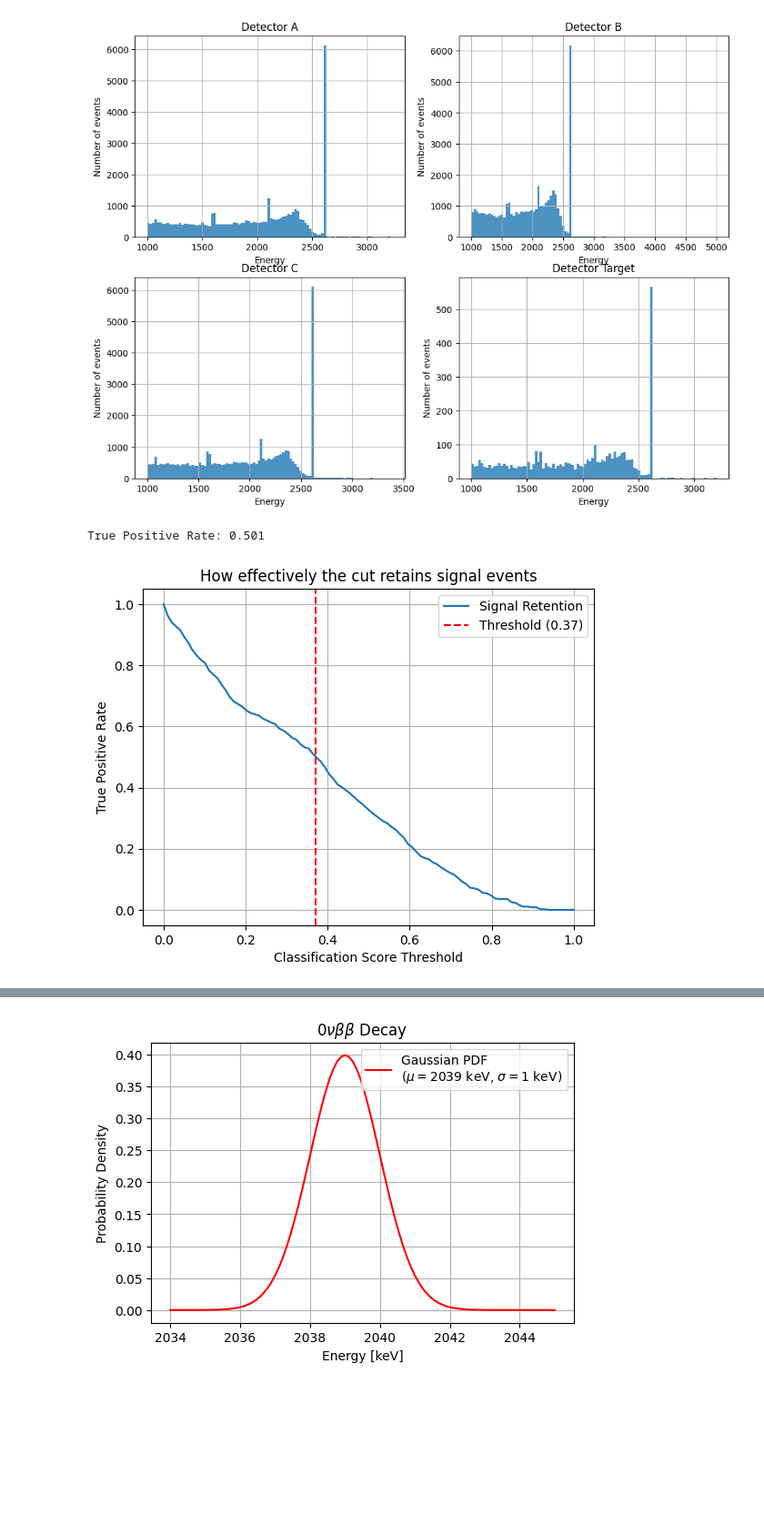
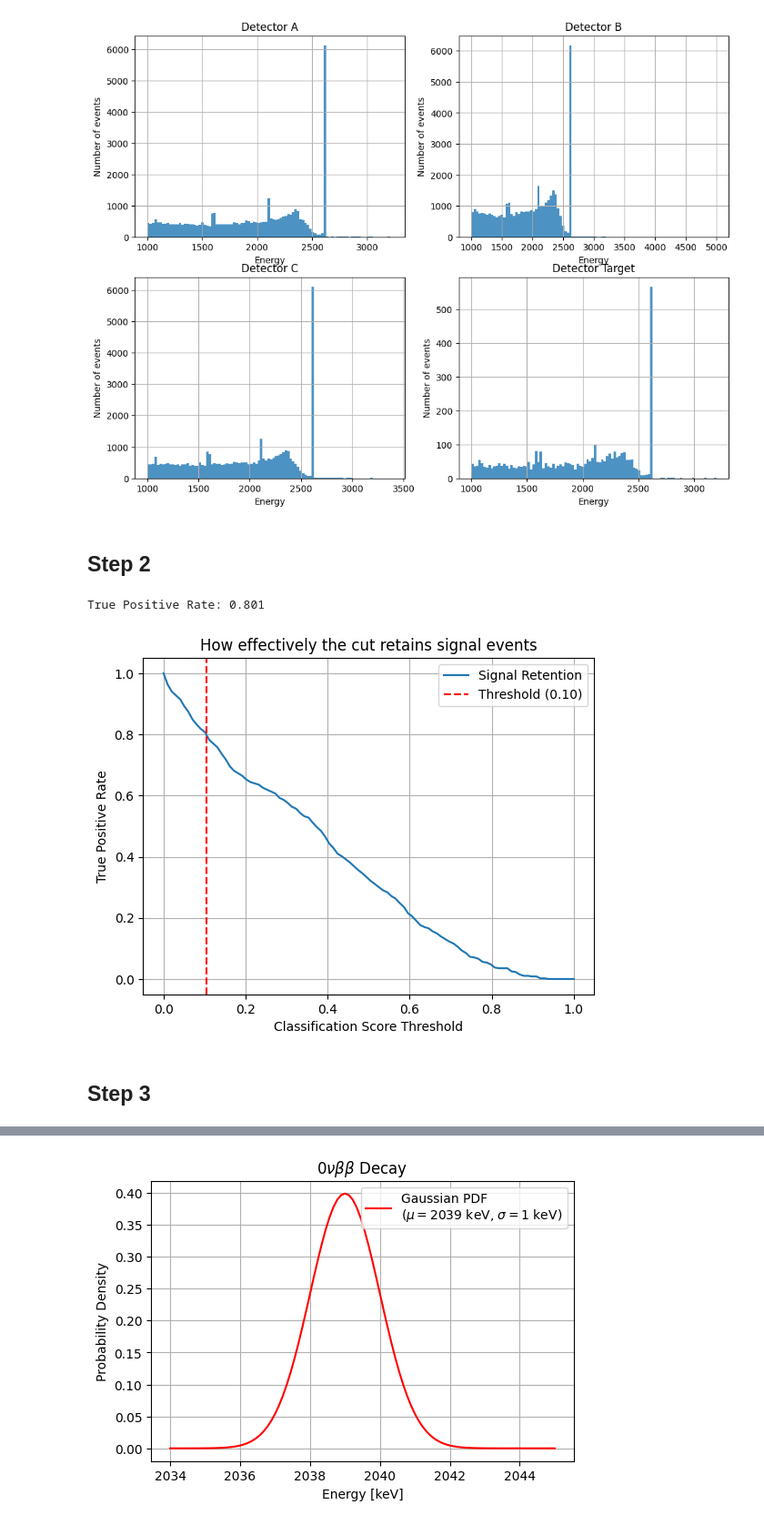
Before and after one commit to melissamp03/DSC291_FINAL-PROJECT, a Jupyter notebook: DSC291_Final-Project_2025.ipynb, the cells around one changed output, grey strips where cells are left out. Shown at 91% size. Saved outputs shown, nothing was run; the diff lists cells and outputs as text; code cells hidden in the pictures; blank space fills up the shorter version.

Commit message:
till step 7 done

```diff
--- a/DSC291_Final-Project_2025.ipynb
+++ b/DSC291_Final-Project_2025.ipynb
@@ -71,37 +75,41 @@ plt.title('Detector Target')
 plt.grid(True)
 # %% [output]
 [figure]
+# %% [markdown]
+## Step 2
 # %%
 #Step 2
 
 #Identify energy range around the 1592 keV peak
 Peak_A = (detector_A["Energy"]>=1589)&(detector_A["Energy"]<=1595)
 Peak_A_events = detector_A[Peak_A]
 
 #Take values with cnn_score above 90% as acceptable threshold
-Threshold = np.percentile(Peak_A_events["cnn_score"], 50)
+Threshold = np.percentile(Peak_A_events["cnn_score"], 20)
 #print(Threshold)
 Thresholds = np.linspace(0, 1, 100)
 
 True_Positive = len(Peak_A_events[Peak_A_events["cnn_score"]>=Threshold])
 False_Negative = len(Peak_A_events[Peak_A_events["cnn_score"]<Threshold])
 #print(False_Negative)
 Signal = True_Positive+False_Negative
 True_Positive_Rate = True_Positive/Signal
 print(f"True Positive Rate: {True_Positive_Rate:.3f}")
 
 # Plot the signal retention as a function of threshold
 plt.plot(Thresholds, [len(Peak_A_events[Peak_A_events["cnn_score"] >= t]) / len(Peak_A_events) for t in Thresholds], label="Signal Retention")
 plt.axvline(Threshold, color='r', linestyle='--', label=f"Threshold ({Threshold:.2f})")
 plt.xlabel("Classification Score Threshold")
 plt.ylabel("True Positive Rate")
 plt.title("How effectively the cut retains signal events")
 plt.legend()
 plt.grid()
 plt.show()
 # %% [output]
-True Positive Rate: 0.501
+True Positive Rate: 0.801
-[figure, old version]
+[figure, new version]
+# %% [markdown]
+## Step 3
 # %%
 #Step 3
 
```
Also changed, not shown: parts of 34 cells of this notebook.
